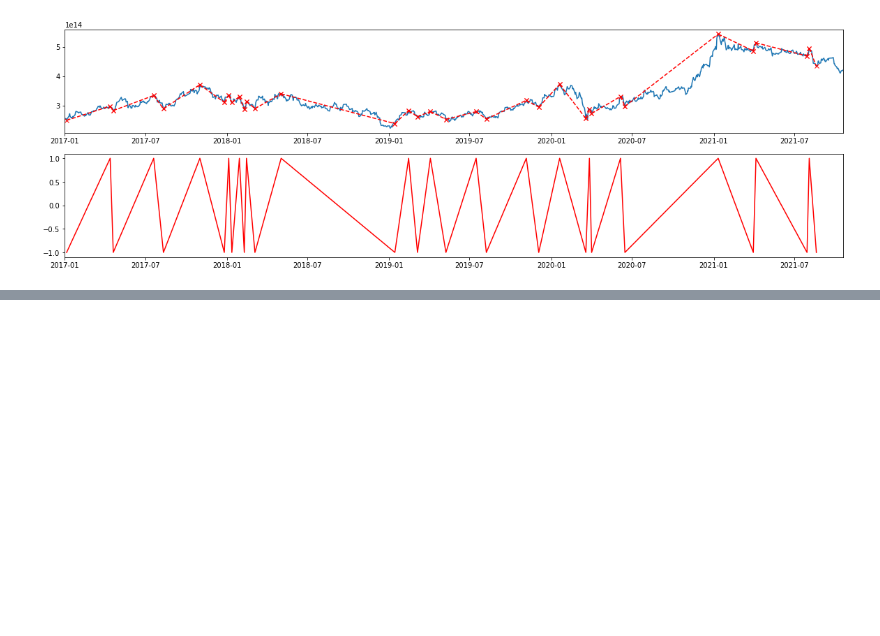
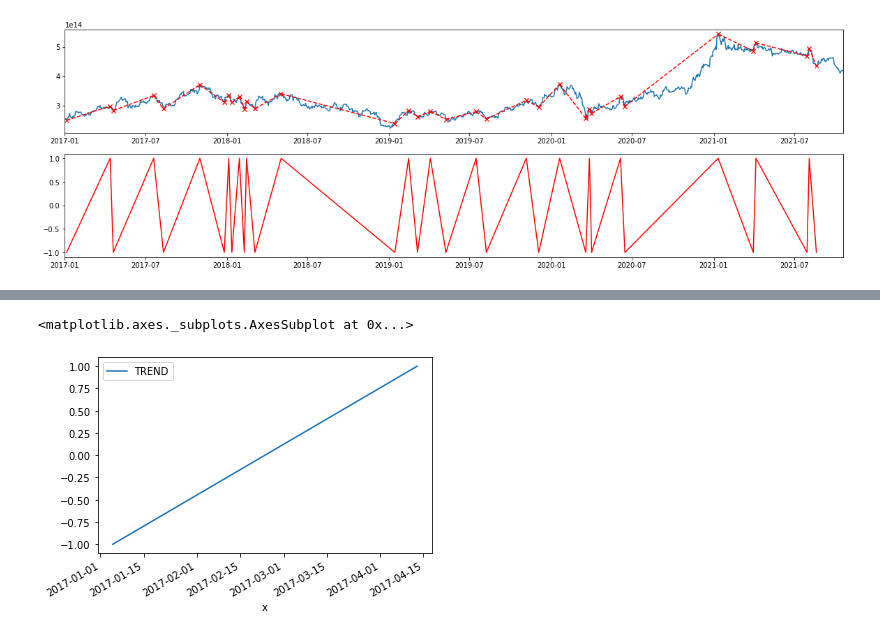
Before and after one commit to baeksumin/k-project, a Jupyter notebook: data_preprocessing/TimeSeries_trend.ipynb, the cells around one changed output, grey strips where cells are left out. Drawn from its saved outputs; the diff is of its cells as text; code cells hidden in the pictures; blank space fills up the shorter version.

Commit message:
linear interpolation

```diff
--- a/data_preprocessing/TimeSeries_trend.ipynb
+++ b/data_preprocessing/TimeSeries_trend.ipynb
@@ -322,0 +377,5 @@ ax2.set_xlim([datetime.date(2017, 1, 1), datetime.date(2021, 10, 20)])
+# %%
+#마지막으로 원래 데이터에 TREND 열 만들어주어서 합치기.
+samsung_trend.reset_index(inplace=True)
+samsung01 = pd.merge(samsung01[['x','y']], samsung_trend, on='x', how='left')
+samsung01
@@ -322,0 +405,7 @@ ax2.set_xlim([datetime.date(2017, 1, 1), datetime.date(2021, 10, 20)])
+# %%
+samsung02 = samsung01[['x']]
+samsung02['TREND']= np.nan
+
+#첫번재 점과 두번째 점사이 (1/5 ~ 4/13일 사이에 점 )
+linear_dot = samsung02[(samsung02.x>= final.iloc[0,0]) &( samsung02.x<= final.iloc[1,0])]
+linear_dot
@@ -322,0 +430,6 @@ ax2.set_xlim([datetime.date(2017, 1, 1), datetime.date(2021, 10, 20)])
+# %%
+#-1, 1에 해당하는 점 채우기.
+linear_dot.loc[linear_dot['x']== final.iloc[0,0],'TREND'] = final.iloc[0,1]
+linear_dot.loc[linear_dot['x']== final.iloc[1,0],'TREND'] = final.iloc[1,1]
+linear = linear_dot.set_index('x')
+linear
@@ -322,0 +456,4 @@ ax2.set_xlim([datetime.date(2017, 1, 1), datetime.date(2021, 10, 20)])
+# %%
+#-1 ~ 1 사이 점 채우기
+linear = linear.interpolate(method = "time")
+linear
@@ -322,0 +475,5 @@ ax2.set_xlim([datetime.date(2017, 1, 1), datetime.date(2021, 10, 20)])
+# %%
+linear.plot()
+# %% [output]
+<matplotlib.axes._subplots.AxesSubplot at 0x...>
+[figure, added]
```
Also changed, not shown: parts of 12 cells of this notebook.
